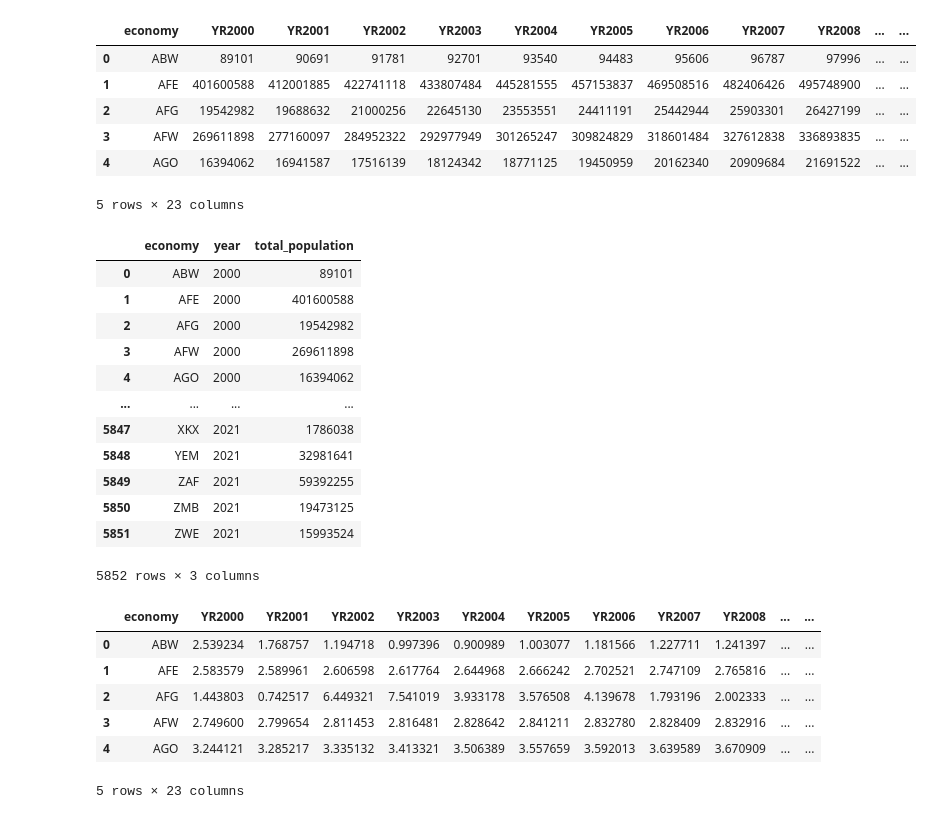
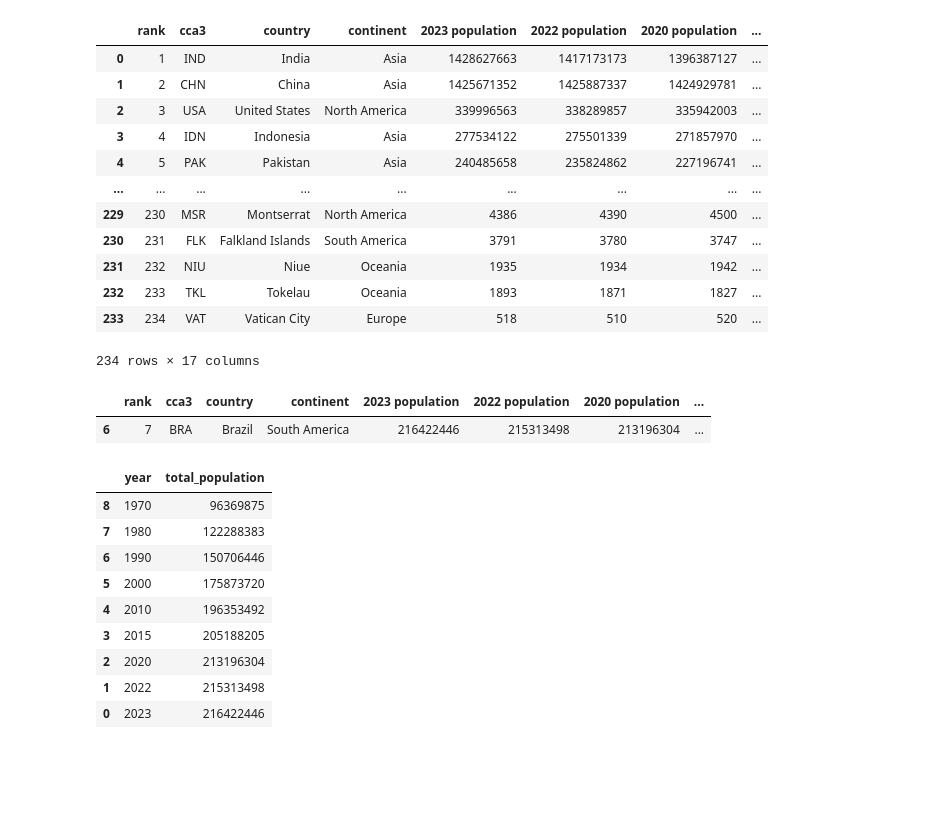
Before and after one commit to juliocesar1316/Population_IA, a Jupyter notebook: model.ipynb, the cells around one changed output. Drawn from its saved outputs; the diff is of its cells as text; code cells hidden in the pictures; blank space fills up the shorter version.

```diff
--- a/model.ipynb
+++ b/model.ipynb
@@ -10,33 +96,48 @@ import seaborn as sns
 # %%
 # Populaçao total
-total_population = pd.read_csv("./dataset/total_population.csv")
-display(total_population.head())
+total_population = pd.read_csv("./dataset/world_population_data.csv")
+display(total_population)
 # %% [output]
-|  | economy | YR2000 | YR2001 | YR2002 | YR2003 | YR2004 | YR2005 | YR2006 | YR2007 | YR2008 | ... | ... |
-| 0 | ABW | 89101 | 90691 | 91781 | 92701 | 93540 | 94483 | 95606 | 96787 | 97996 | ... | ... |
-| 1 | AFE | 401600588 | 412001885 | 422741118 | 433807484 | 445281555 | 457153837 | 469508516 | 482406426 | 495748900 | ... | ... |
-| 2 | AFG | 19542982 | 19688632 | 21000256 | 22645130 | 23553551 | 24411191 | 25442944 | 25903301 | 26427199 | ... | ... |
-| 3 | AFW | 269611898 | 277160097 | 284952322 | 292977949 | 301265247 | 309824829 | 318601484 | 327612838 | 336893835 | ... | ... |
-| 4 | AGO | 16394062 | 16941587 | 17516139 | 18124342 | 18771125 | 19450959 | 20162340 | 20909684 | 21691522 | ... | ... |
+|  | rank | cca3 | country | continent | 2023 population | 2022 population | 2020 population | ... |
+| 0 | 1 | IND | India | Asia | 1428627663 | 1417173173 | 1396387127 | ... |
+| 1 | 2 | CHN | China | Asia | 1425671352 | 1425887337 | 1424929781 | ... |
+| 2 | 3 | USA | United States | North America | 339996563 | 338289857 | 335942003 | ... |
+| 3 | 4 | IDN | Indonesia | Asia | 277534122 | 275501339 | 271857970 | ... |
+| 4 | 5 | PAK | Pakistan | Asia | 240485658 | 235824862 | 227196741 | ... |
+| ... | ... | ... | ... | ... | ... | ... | ... | ... |
+| 229 | 230 | MSR | Montserrat | North America | 4386 | 4390 | 4500 | ... |
+| 230 | 231 | FLK | Falkland Islands | South America | 3791 | 3780 | 3747 | ... |
+| 231 | 232 | NIU | Niue | Oceania | 1935 | 1934 | 1942 | ... |
+| 232 | 233 | TKL | Tokelau | Oceania | 1893 | 1871 | 1827 | ... |
+| 233 | 234 | VAT | Vatican City | Europe | 518 | 510 | 520 | ... |
-5 rows × 23 columns
+234 rows × 17 columns
+# %%
+#Taxa de crescimento de populacao do brasil
+total_population_brasil = total_population[total_population['cca3'] == 'BRA']
+display(total_population_brasil)
+# %% [output]
+|  | rank | cca3 | country | continent | 2023 population | 2022 population | 2020 population | ... |
+| 6 | 7 | BRA | Brazil | South America | 216422446 | 215313498 | 213196304 | ... |
 # %%
 # Transformar de wide para long format
-total_population_long = pd.melt(total_population, id_vars=["economy"], var_name="year", value_name="total_population")
+total_population_brasil_long = total_population_brasil[['2023 population',	'2022 population',	'2020 population',	'2015 population',	'2010 population',	'2000 population',	'1990 population',	'1980 population',	'1970 population']]
+total_population_brasil_long = pd.melt(total_population_brasil_long, var_name="year", value_name="total_population")
+
 # Remover o prefixo 'YR' da coluna 'Ano'
-total_population_long["year"] = total_population_long["year"].str.replace("YR", "").astype(int)
+total_population_brasil_long["year"] = total_population_brasil_long["year"].str.replace("population", "").astype(int)
 
-display(total_population_long)
+# Ordenar os dados por ano (caso não esteja em ordem)
+total_population_brasil_long.sort_values('year', inplace=True)
+
+display(total_population_brasil_long)
 # %% [output]
-|  | economy | year | total_population |
-| 0 | ABW | 2000 | 89101 |
-| 1 | AFE | 2000 | 401600588 |
-| 2 | AFG | 2000 | 19542982 |
-| 3 | AFW | 2000 | 269611898 |
-| 4 | AGO | 2000 | 16394062 |
-| ... | ... | ... | ... |
-| 5847 | XKX | 2021 | 1786038 |
-| 5848 | YEM | 2021 | 32981641 |
-| 5849 | ZAF | 2021 | 59392255 |
-| 5850 | ZMB | 2021 | 19473125 |
-| 5851 | ZWE | 2021 | 15993524 |
+|  | year | total_population |
+| 8 | 1970 | 96369875 |
+| 7 | 1980 | 122288383 |
+| 6 | 1990 | 150706446 |
+| 5 | 2000 | 175873720 |
+| 4 | 2010 | 196353492 |
+| 3 | 2015 | 205188205 |
+| 2 | 2020 | 213196304 |
+| 1 | 2022 | 215313498 |
+| 0 | 2023 | 216422446 |
-5852 rows × 3 columns
@@ -56,12 +143,0 @@ plt.show()
-# %%
-#Crescimento Populacional
-growth_population = pd.read_csv("./dataset/total_population_growth.csv")
-growth_population.head()
-# %% [output]
-|  | economy | YR2000 | YR2001 | YR2002 | YR2003 | YR2004 | YR2005 | YR2006 | YR2007 | YR2008 | ... | ... |
-| 0 | ABW | 2.539234 | 1.768757 | 1.194718 | 0.997396 | 0.900989 | 1.003077 | 1.181566 | 1.227711 | 1.241397 | ... | ... |
-| 1 | AFE | 2.583579 | 2.589961 | 2.606598 | 2.617764 | 2.644968 | 2.666242 | 2.702521 | 2.747109 | 2.765816 | ... | ... |
-| 2 | AFG | 1.443803 | 0.742517 | 6.449321 | 7.541019 | 3.933178 | 3.576508 | 4.139678 | 1.793196 | 2.002333 | ... | ... |
-| 3 | AFW | 2.749600 | 2.799654 | 2.811453 | 2.816481 | 2.828642 | 2.841211 | 2.832780 | 2.828409 | 2.832916 | ... | ... |
-| 4 | AGO | 3.244121 | 3.285217 | 3.335132 | 3.413321 | 3.506389 | 3.557659 | 3.592013 | 3.639589 | 3.670909 | ... | ... |
-5 rows × 23 columns
```
Also changed, not shown: parts of 19 cells of this notebook, 12 other files.
